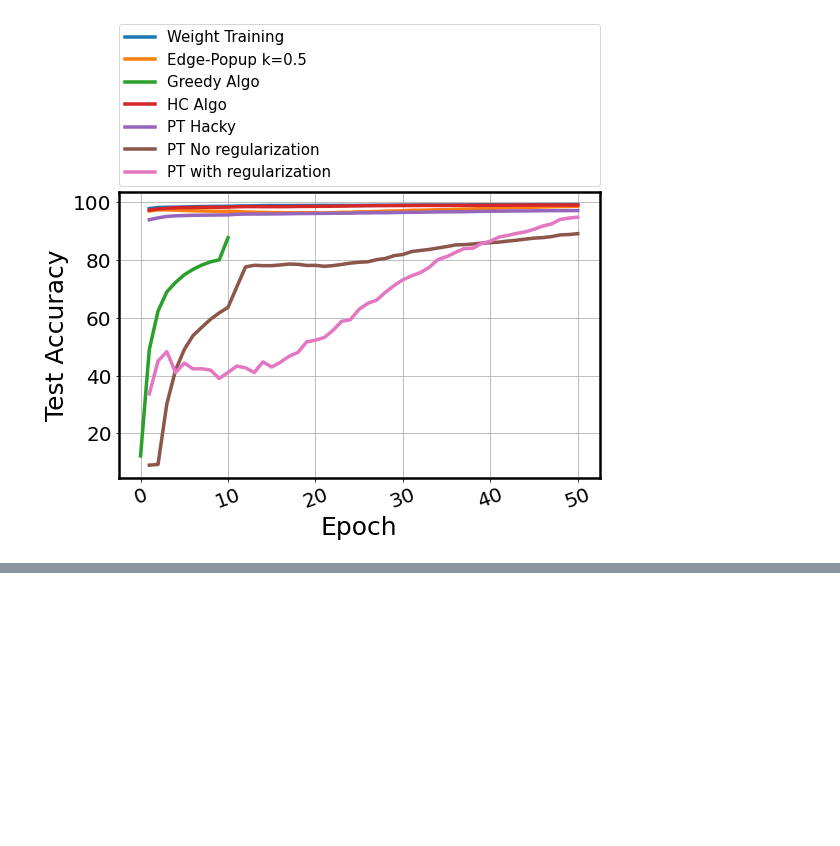
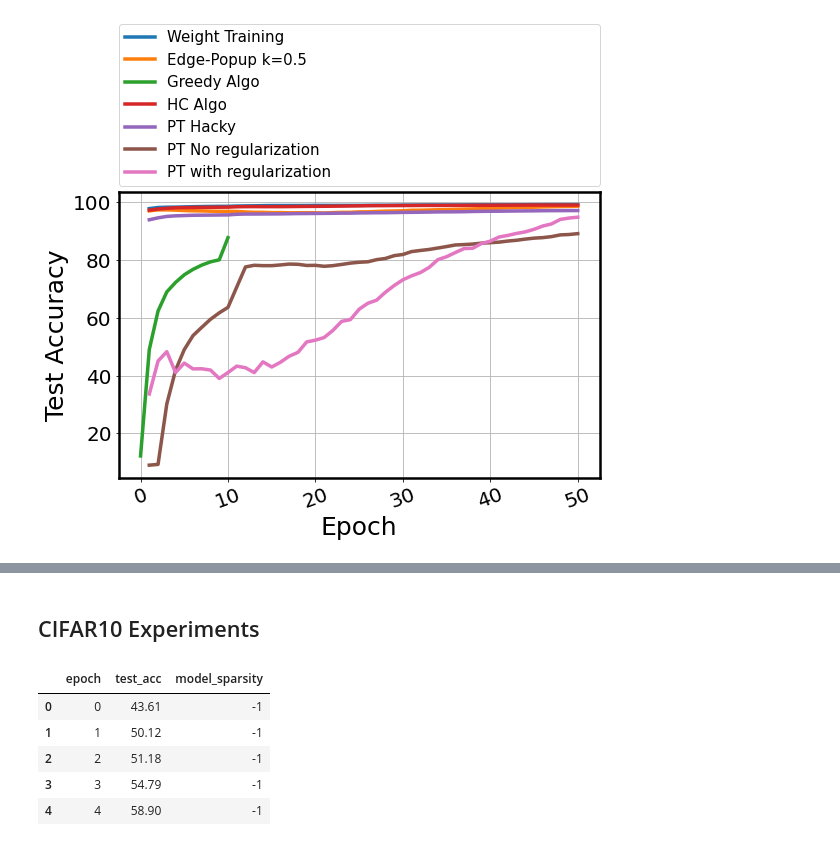
Before and after one commit to ksreenivasan/pruning_is_enough, a Jupyter notebook: plotting_things.ipynb, the cells around one changed output, grey strips where cells are left out. Cells and saved outputs as stored; diff of their text form; code cells hidden in the pictures; blank space fills up the shorter version.

```diff
--- a/plotting_things.ipynb
+++ b/plotting_things.ipynb
@@ -227,0 +232,19 @@ plt.savefig("pruning_sparsity_comparison_mnist.pdf", format='png', dpi=600, bbox
+# %% [markdown]
+## CIFAR10 Experiments
+# %%
+# load all the datafiles you want to plot here
+
+df_weight_train = pd.read_csv("results/results_acc_weight_training_CIFAR10_training.csv")
+df_weight_train.columns = ["epoch", "test_acc", "sparsity"]
+df_ep = pd.read_csv("results/results_acc_pruning_CIFAR10_ep_sgd.csv")
+
+df_list = [df_weight_train, df_ep]
+
+df_ep.head() # just to make sure it looks fine
+# %% [output]
+|  | epoch | test_acc | model_sparsity |
+| 0 | 0 | 43.61 | -1 |
+| 1 | 1 | 50.12 | -1 |
+| 2 | 2 | 51.18 | -1 |
+| 3 | 3 | 54.79 | -1 |
+| 4 | 4 | 58.90 | -1 |
```
Also changed, not shown: parts of 4 cells of this notebook.
